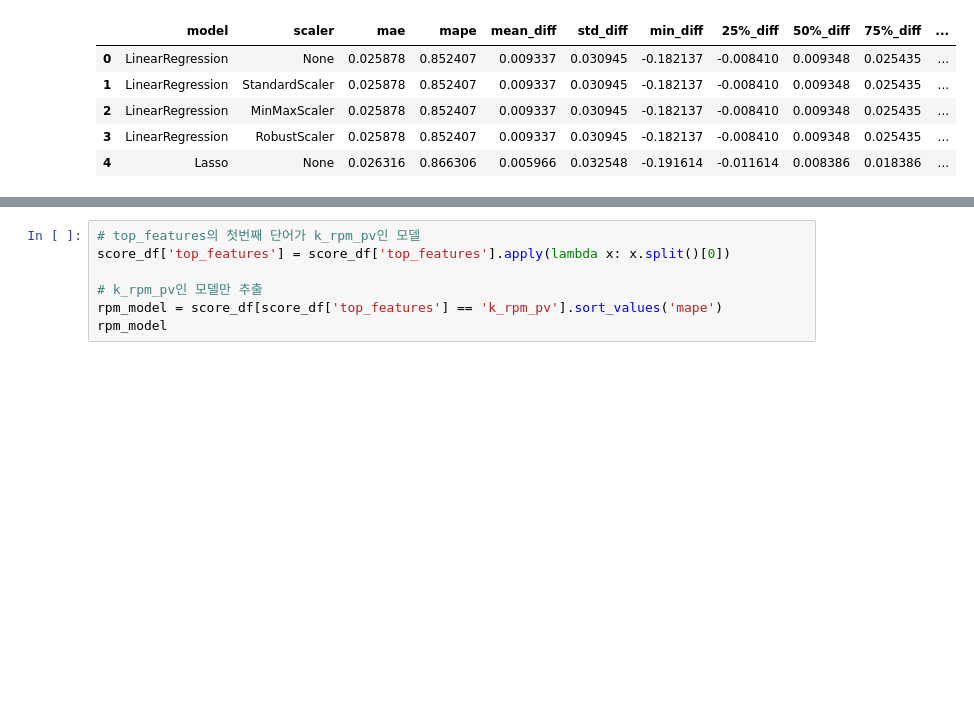
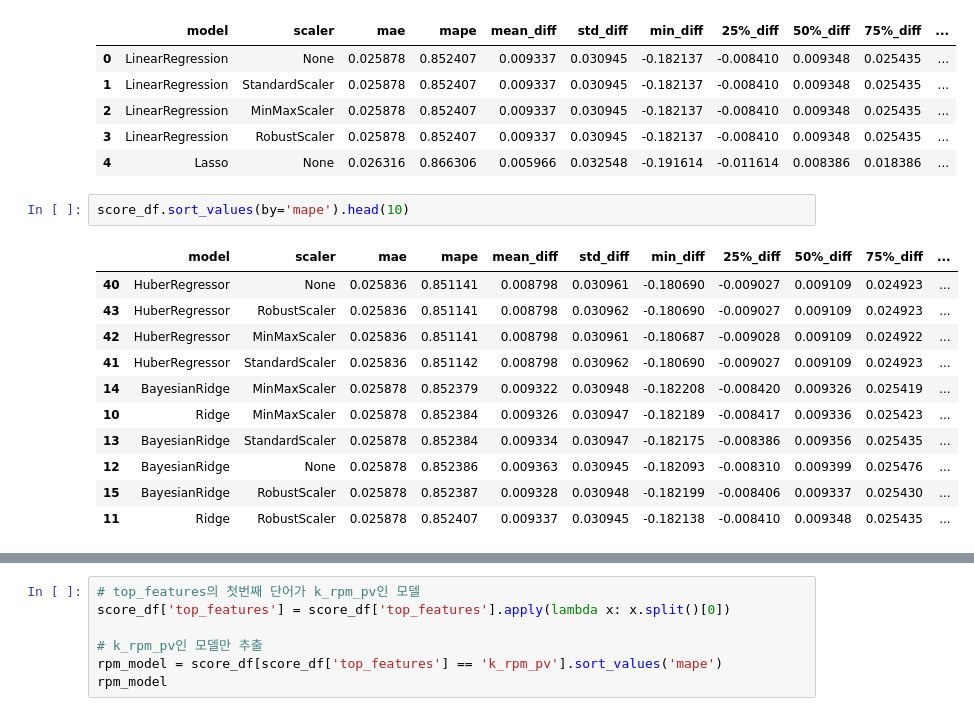
Before and after one commit to KDT-Corporation-Project/Project_CompterMate, a Jupyter notebook: Modeling/Co_Models/J060822_RPM.ipynb, the cells around one changed output, grey strips where cells are left out. Saved outputs shown, nothing was run; the diff lists cells and outputs as text; blank space fills up the shorter version.

Commit message:
rpm model 또 오류,...

```diff
--- a/Modeling/Co_Models/J060822_RPM.ipynb
+++ b/Modeling/Co_Models/J060822_RPM.ipynb
@@ -21,3 +21,17 @@ score_df.head()
 | 2 | LinearRegression | MinMaxScaler | 0.025878 | 0.852407 | 0.009337 | 0.030945 | -0.182137 | -0.008410 | 0.009348 | 0.025435 | ... |
 | 3 | LinearRegression | RobustScaler | 0.025878 | 0.852407 | 0.009337 | 0.030945 | -0.182137 | -0.008410 | 0.009348 | 0.025435 | ... |
 | 4 | Lasso | None | 0.026316 | 0.866306 | 0.005966 | 0.032548 | -0.191614 | -0.011614 | 0.008386 | 0.018386 | ... |
+# %%
+score_df.sort_values(by='mape').head(10)
+# %% [output]
+|  | model | scaler | mae | mape | mean_diff | std_diff | min_diff | 25%_diff | 50%_diff | 75%_diff | ... |
+| 40 | HuberRegressor | None | 0.025836 | 0.851141 | 0.008798 | 0.030961 | -0.180690 | -0.009027 | 0.009109 | 0.024923 | ... |
+| 43 | HuberRegressor | RobustScaler | 0.025836 | 0.851141 | 0.008798 | 0.030962 | -0.180690 | -0.009027 | 0.009109 | 0.024923 | ... |
+| 42 | HuberRegressor | MinMaxScaler | 0.025836 | 0.851141 | 0.008798 | 0.030961 | -0.180687 | -0.009028 | 0.009109 | 0.024922 | ... |
+| 41 | HuberRegressor | StandardScaler | 0.025836 | 0.851142 | 0.008798 | 0.030962 | -0.180690 | -0.009027 | 0.009109 | 0.024923 | ... |
+| 14 | BayesianRidge | MinMaxScaler | 0.025878 | 0.852379 | 0.009322 | 0.030948 | -0.182208 | -0.008420 | 0.009326 | 0.025419 | ... |
+| 10 | Ridge | MinMaxScaler | 0.025878 | 0.852384 | 0.009326 | 0.030947 | -0.182189 | -0.008417 | 0.009336 | 0.025423 | ... |
+| 13 | BayesianRidge | StandardScaler | 0.025878 | 0.852384 | 0.009334 | 0.030947 | -0.182175 | -0.008386 | 0.009356 | 0.025435 | ... |
+| 12 | BayesianRidge | None | 0.025878 | 0.852386 | 0.009363 | 0.030945 | -0.182093 | -0.008310 | 0.009399 | 0.025476 | ... |
+| 15 | BayesianRidge | RobustScaler | 0.025878 | 0.852387 | 0.009328 | 0.030948 | -0.182199 | -0.008406 | 0.009337 | 0.025430 | ... |
+| 11 | Ridge | RobustScaler | 0.025878 | 0.852407 | 0.009337 | 0.030945 | -0.182138 | -0.008410 | 0.009348 | 0.025435 | ... |
```
Also changed, not shown: parts of 6 cells of this notebook, 2 other files.
